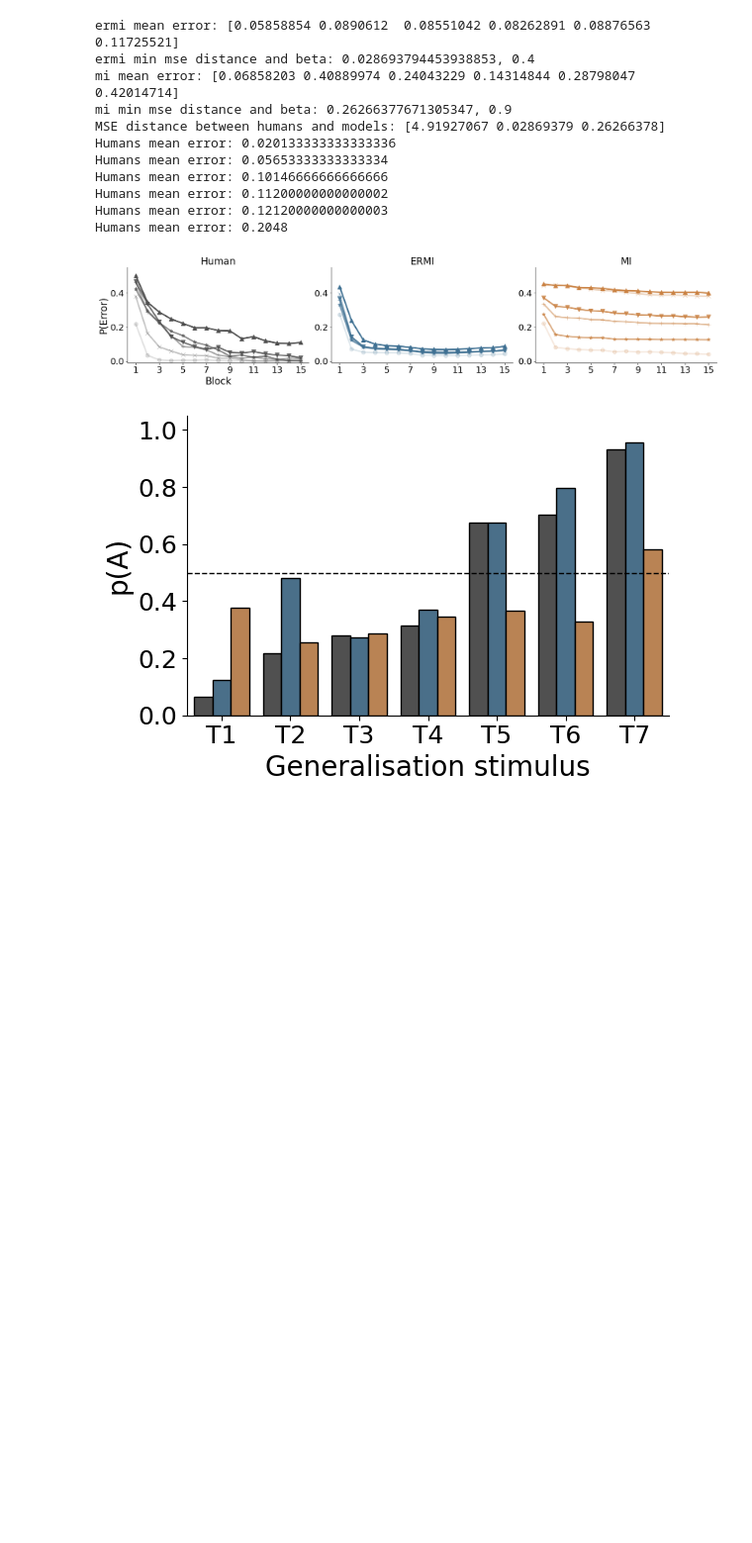
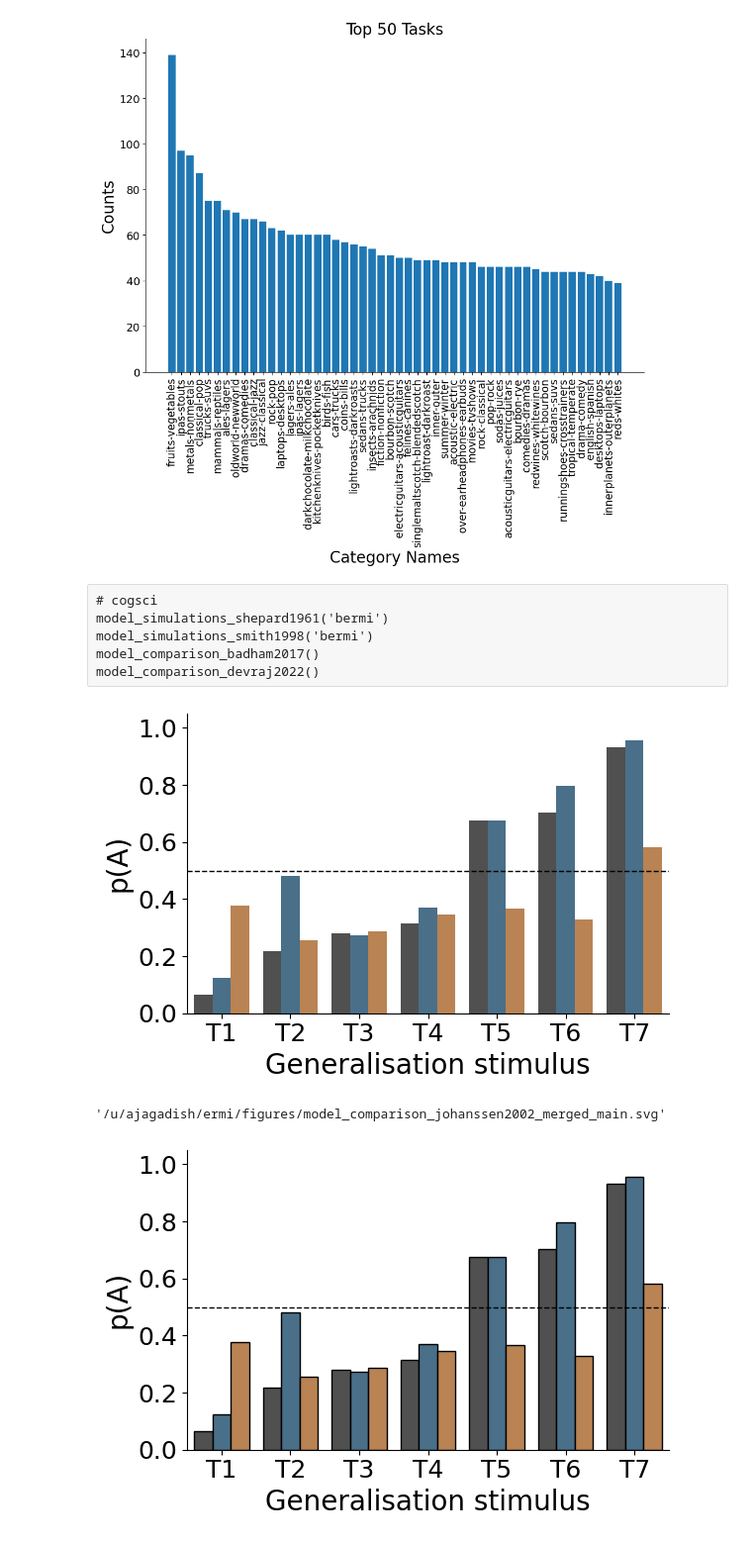
Before and after one commit to akjagadish/meta-learning-ecological-priors-from-llms, a Jupyter notebook: categorisation/figures.ipynb, the cells around one changed output. Shown at 99% size. Drawn from its saved outputs; the diff is of its cells as text; code cells hidden in the pictures; blank space fills up the shorter version.

```diff
--- a/categorisation/figures.ipynb
+++ b/categorisation/figures.ipynb
@@ -85,3 +42,54 @@ PM: 0.0013020833333333335 +- 0.003661428812884179
+# %%
+def plot_frequency_tasklabels(file_name, path='/u/ajagadish/vanilla-llama/categorisation/data/tasklabels', feature_names=True, pairs=True, top_labels=50):
+
+    df = pd.read_csv(f'{path}/{file_name}.csv')
+    df.feature_names = df['feature_names'].apply(lambda x: eval(x))
+    df.category_names = df['category_names'].apply(lambda x: eval(x))
+
+    def to_lower(ff):
+        return [x.lower() for x in ff]
+
+    df.feature_names = df['feature_names'].apply(lambda x: to_lower(x))
+    df.category_names = df['category_names'].apply(lambda x: to_lower(x))
+
+    # name of the column containing the feature names
+    column_name = 'feature_names' if feature_names else 'category_names'
+    # count of number of times a type of features occurs
+    list_counts = Counter([tuple(features) for features in df[column_name]] if pairs else np.stack(df[column_name].values).reshape(-1))
+
+    # sort the Counter by counts in descending order
+    sorted_list_counts = sorted(list_counts.items(), key=lambda x: x[1], reverse=True)
+
+    # extract the counts and names for the top 50 labels
+    task_labels = np.array([task_label[0] for task_label in sorted_list_counts[:top_labels]])
+    label_counts= np.array([task_label[1] for task_label in sorted_list_counts[:top_labels]])
+    label_names = ['-'.join(task_labels[idx]) for idx in range(len(task_labels))] if pairs else task_labels
+
+    # plot the bars of labels and counts
+    f, ax = plt.subplots(1, 1, figsize=(10,10))
+    ax.bar(label_names, label_counts)
+    plt.xticks(label_names, label_names, rotation=90, fontsize=FONTSIZE-6.5)
+    plt.yticks(fontsize=FONTSIZE-6)
+    ax.set_xlabel('Feature Names' if feature_names else 'Category Names', fontsize=FONTSIZE)
+    ax.set_ylabel('Counts', fontsize=FONTSIZE)
+    ax.set_title(f'Top {top_labels} Tasks', fontsize=FONTSIZE)
+    sns.despine()
+    f.tight_layout()
+    plt.show()
+
+    # f.savefig(f'{SYS_PATH}/figures/frequency_plot_tasklabels_{column_name}_paired={pairs}_top{top_labels}.png', bbox_inches='tight', dpi=300)
+# %%
+path = f'{SYS_PATH}/categorisation/data/task_labels'
+file_name = 'claude_generated_tasklabels_paramsNA_dim3_tasks23421_pversion5'
+plot_frequency_tasklabels(file_name, path, feature_names=False)
+# %% [output]
+[figure, added]
+# %% [raw]
+# cogsci
+model_simulations_shepard1961('bermi')
+model_simulations_smith1998('bermi')
+model_comparison_badham2017()
+model_comparison_devraj2022()
 # %%
 def compare_data_statistics(modes):
     """Visualise four statistics for two datasets side‑by‑side with split violins.
@@ -255,13 +263,13 @@ def compare_data_statistics(modes):
 # # plot_dataset_statistics(1)
 # # plot_dataset_statistics(2)
 # # plot_dataset_statistics(3)
-model_simulations_shepard1961('main')
+# model_simulations_shepard1961('main')
 # # model_simulations_shepard1961('supplementary')
 # model_comparison_badham2017()
 # model_simulations_smith1998('main')
 # # model_simulations_smith1998('supplementary')
 # model_comparison_devraj2022()
-# model_comparison_johanssen2002('main')
+model_comparison_johanssen2002('main')
 # # model_comparison_johanssen2002('supplementary')
 # # plot_frequency_tasklabels('claude_generated_tasklabels_paramsNA_dim3_tasks23421_pversion5', feature_names=False, pairs=False)
 # # plot_frequency_tasklabels('claude_generated_tasklabels_paramsNA_dim3_tasks23421_pversion5', feature_names=True, pairs=False)
@@ -291,18 +299,8 @@ model_simulations_shepard1961('main')
 # # compare_stats_across_models([2, 0, 1], feature='posterior_logprob')
 # # compare_stats_across_models([2, 0, 1], feature='performance')
 # %% [output]
+[figure, new version]
-ermi mean error: [0.05858854 0.0890612  0.08551042 0.08262891 0.08876563 0.11725521]
-ermi min mse distance and beta: 0.028693794453938853, 0.4
-mi mean error: [0.06858203 0.40889974 0.24043229 0.14314844 0.28798047 0.42014714]
-mi min mse distance and beta: 0.26266377671305347, 0.9
-MSE distance between humans and models: [4.91927067 0.02869379 0.26266378]
-Humans mean error: 0.020133333333333336
-Humans mean error: 0.05653333333333334
-Humans mean error: 0.10146666666666666
-Humans mean error: 0.11200000000000002
-Humans mean error: 0.12120000000000003
-Humans mean error: 0.2048
+'/u/ajagadish/ermi/figures/model_comparison_johanssen2002_merged_main.svg'
-[figure, old version]
 # %%
 import json, numpy as np, pandas as pd, seaborn as sns, matplotlib.pyplot as plt
 from matplotlib.patches import Patch
```
Also changed, not shown: parts of 2 cells of this notebook, 2 other files.
